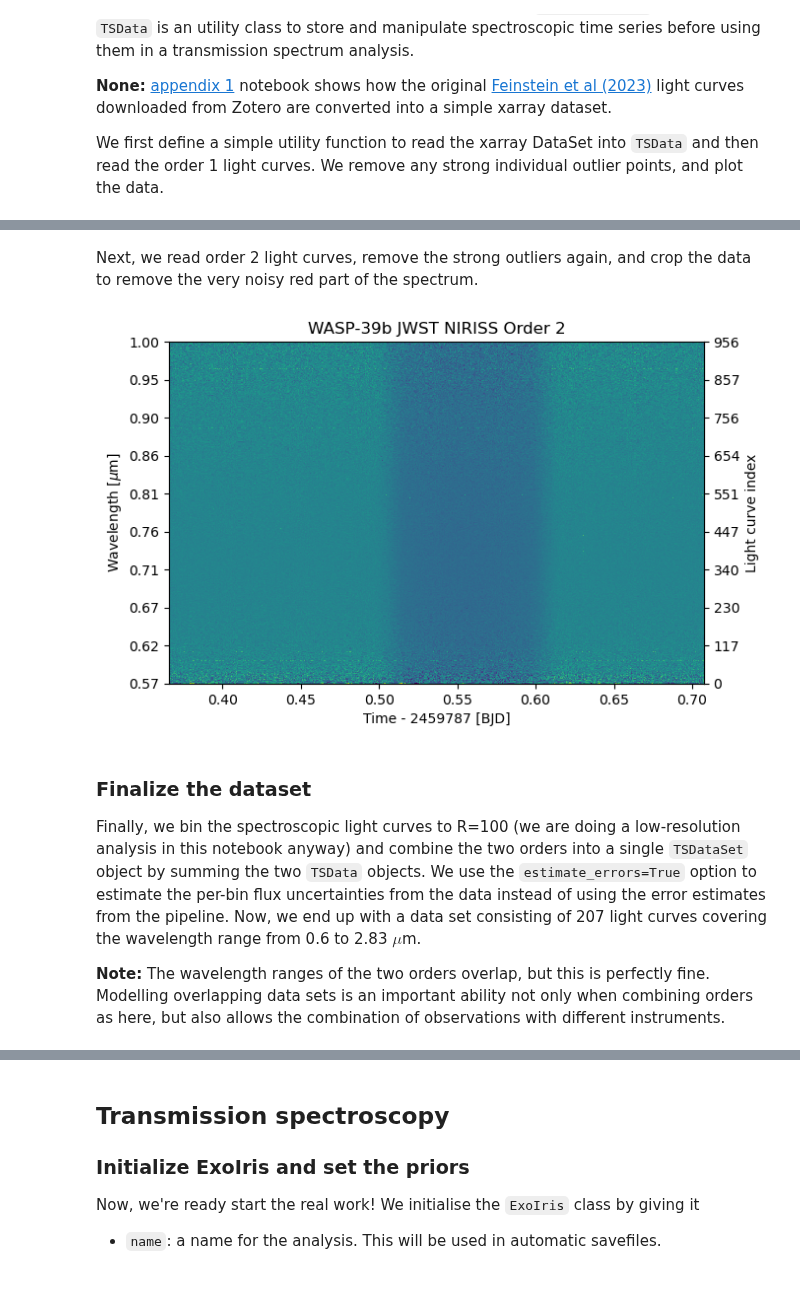
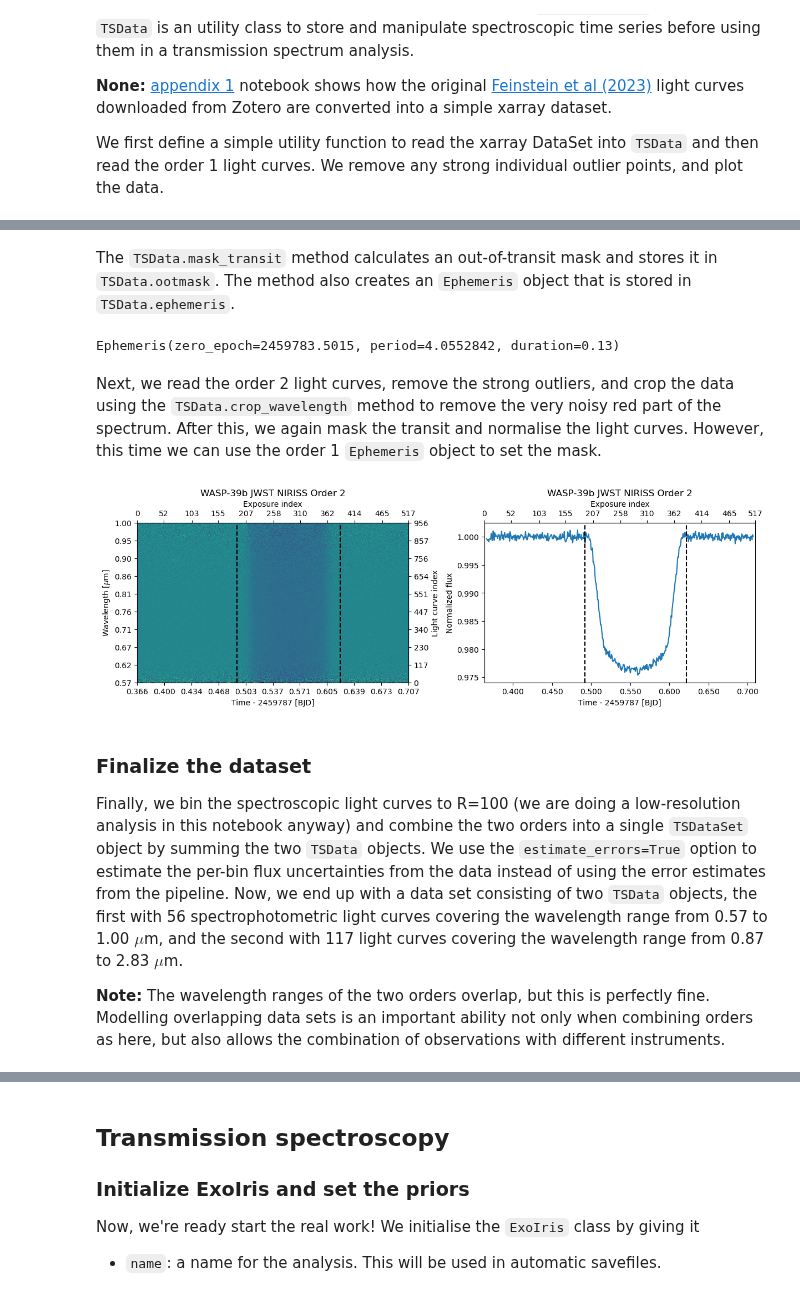
Before and after one commit to hpparvi/ExoIris, a Jupyter notebook: doc/source/examples/e01/01a_not_so_short_intro.ipynb, the cells around one changed output, grey strips where cells are left out. Drawn from its saved outputs; the diff is of its cells as text; code cells hidden in the pictures.

Commit message:
Updated example 1 and 2 notebooks.

```diff
--- a/doc/source/examples/e01/01a_not_so_short_intro.ipynb
+++ b/doc/source/examples/e01/01a_not_so_short_intro.ipynb
@@ -61,16 +75,27 @@ d1.plot(figsize=(7, 4.5));
+# %% [markdown]
+The `TSData.mask_transit` method calculates an out-of-transit mask and stores it in `TSData.ootmask`. The method also creates an `Ephemeris` object that is stored in `TSData.ephemeris`.
+# %%
+d1.ephemeris
+# %% [output]
+Ephemeris(zero_epoch=2459783.5015, period=4.0552842, duration=0.13)
 # %% [markdown]
-Next, we read order 2 light curves, remove the strong outliers again, and crop the data to remove the very noisy red part of the spectrum.
+Next, we read the order 2 light curves, remove the strong outliers, and crop the data using the `TSData.crop_wavelength` method to remove the very noisy red part of the spectrum. After this, we again mask the transit and normalise the light curves. However, this time we can use the order 1 `Ephemeris` object to set the mask.
 # %%
 d2 = read_data('data/nirHiss_order_2.h5', "WASP-39b JWST NIRISS Order 2")
 d2.remove_outliers()
 d2.crop_wavelength(d2.wllims[0], 1.0)
-d2.plot(figsize=(7, 4.5));
+d2.mask_transit(ephemeris=d1.ephemeris)
+d2.normalize_to_poly()
+
+fig, axs = subplots(1, 2, constrained_layout=True)
+d2.plot(ax=axs[0])
+d2.plot_white(ax=axs[1]);
 # %% [output]
-[figure, old version]
+[figure, new version]
 # %% [markdown]
 ### Finalize the dataset
 
-Finally, we bin the spectroscopic light curves to R=100 (we are doing a low-resolution analysis in this notebook anyway) and combine the two orders into a single `TSDataSet` object by summing the two `TSData` objects. We use the `estimate_errors=True` option to estimate the per-bin flux uncertainties from the data instead of using the error estimates from the pipeline. Now, we end up with a data set consisting of 207 light curves covering the wavelength range from 0.6 to 2.83 $\mu$m.
+Finally, we bin the spectroscopic light curves to R=100 (we are doing a low-resolution analysis in this notebook anyway) and combine the two orders into a single `TSDataSet` object by summing the two `TSData` objects. We use the `estimate_errors=True` option to estimate the per-bin flux uncertainties from the data instead of using the error estimates from the pipeline. Now, we end up with a data set consisting of two `TSData` objects, the first with 56 spectrophotometric light curves covering the wavelength range from 0.57 to 1.00 $\mu$m, and the second with 117 light curves covering the wavelength range from 0.87 to 2.83 $\mu$m.
 
 **Note:** The wavelength ranges of the two orders overlap, but this is perfectly fine. Modelling overlapping data sets is an important ability not only when combining orders as here, but also allows the combination of observations with different instruments.
 # %%
```
Also changed, not shown: parts of 19 cells of this notebook, 1 other file.
